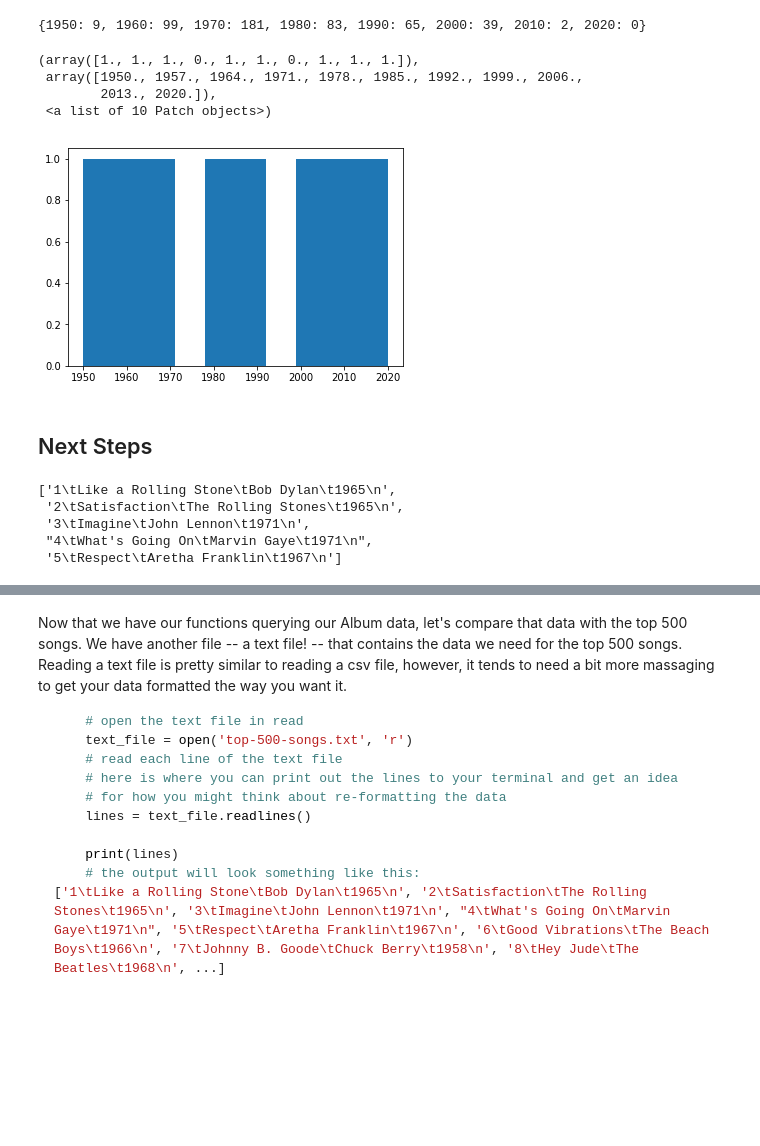
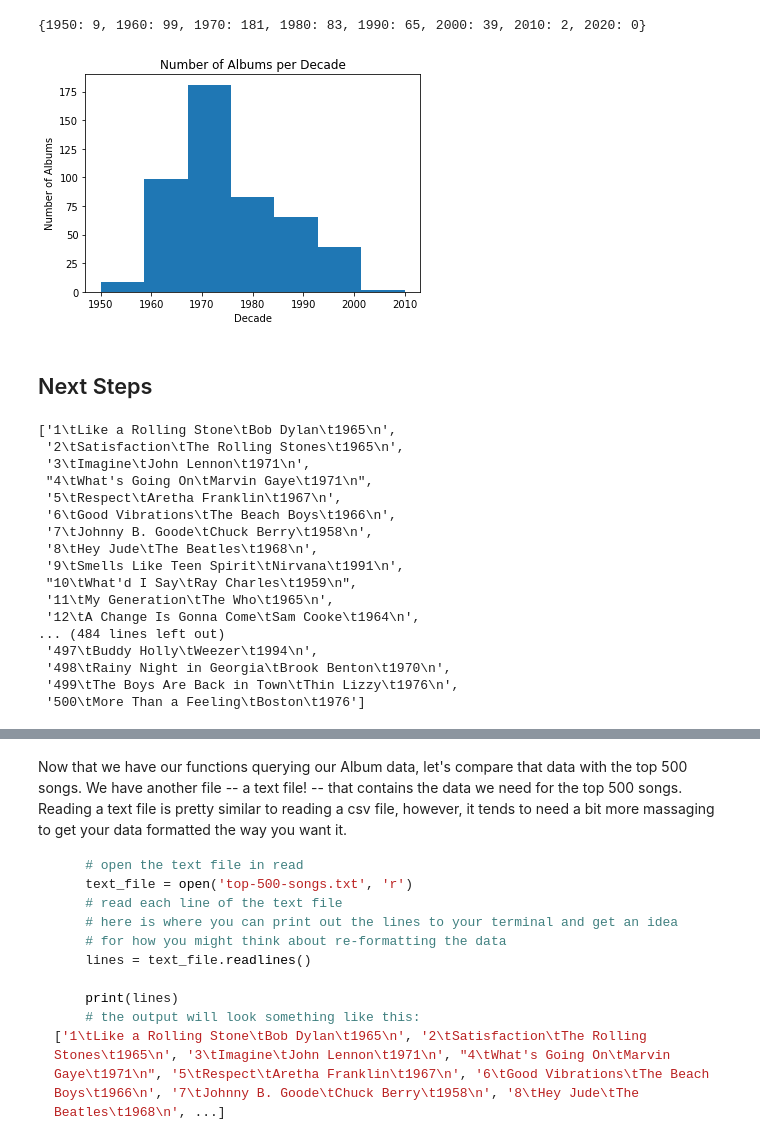
Before and after one commit to pauly51994/nyc-mhtn-ds-071519-lectures, a Jupyter notebook: week-1/rolling-stones/rolling-stones.ipynb, the cells around one changed output, grey strips where cells are left out. Cells and saved outputs as stored; diff of their text form; code cells hidden in the pictures; blank space fills up the shorter version.

```diff
--- a/week-1/rolling-stones/rolling-stones.ipynb
+++ b/week-1/rolling-stones/rolling-stones.ipynb
@@ -220,13 +220,9 @@ music_decs = split_decades(albums)
 print(music_decs)
 x = list(music_decs.keys())
 y = list(music_decs.values())
+decs_count = []
 # %% [output]
 {1950: 9, 1960: 99, 1970: 181, 1980: 83, 1990: 65, 2000: 39, 2010: 2, 2020: 0}
-# %%
-plt.hist(x)
-# %% [output]
-(array([1., 1., 1., 0., 1., 1., 0., 1., 1., 1.]),
- array([1950., 1957., 1964., 1971., 1978., 1985., 1992., 1999., 2006.,
-        2013., 2020.]),
- <a list of 10 Patch objects>)
-[figure, removed]
+# %%
+for dec in x:
+    decs_count.extend([str(dec) for i in range(0, y[x.index(dec)])])
@@ -233,15 +231,36 @@ plt.hist(x)
+# %%
+plt.hist(decs_count, bins = 7)
+
+plt.xlabel('Decade')
+plt.ylabel('Number of Albums')
+plt.title('Number of Albums per Decade')
+plt.show()
+# %% [output]
+[figure, added]
 # %% [markdown]
 ## Next Steps
 # %%
 text_file = open('top-500-songs.txt', 'r')
 lines = text_file.readlines()
-lines[:5]
+lines
 # %% [output]
 ['1\tLike a Rolling Stone\tBob Dylan\t1965\n',
  '2\tSatisfaction\tThe Rolling Stones\t1965\n',
  '3\tImagine\tJohn Lennon\t1971\n',
  "4\tWhat's Going On\tMarvin Gaye\t1971\n",
- '5\tRespect\tAretha Franklin\t1967\n']
+ '5\tRespect\tAretha Franklin\t1967\n',
+ '6\tGood Vibrations\tThe Beach Boys\t1966\n',
+ '7\tJohnny B. Goode\tChuck Berry\t1958\n',
+ '8\tHey Jude\tThe Beatles\t1968\n',
+ '9\tSmells Like Teen Spirit\tNirvana\t1991\n',
+ "10\tWhat'd I Say\tRay Charles\t1959\n",
+ '11\tMy Generation\tThe Who\t1965\n',
+ '12\tA Change Is Gonna Come\tSam Cooke\t1964\n',
+... (484 lines left out)
+ '497\tBuddy Holly\tWeezer\t1994\n',
+ '498\tRainy Night in Georgia\tBrook Benton\t1970\n',
+ '499\tThe Boys Are Back in Town\tThin Lizzy\t1976\n',
+ '500\tMore Than a Feeling\tBoston\t1976']
 # %%
 def data_no_n(data):
     stripped_lines = []
```
Also changed, not shown: parts of 5 cells of this notebook.
